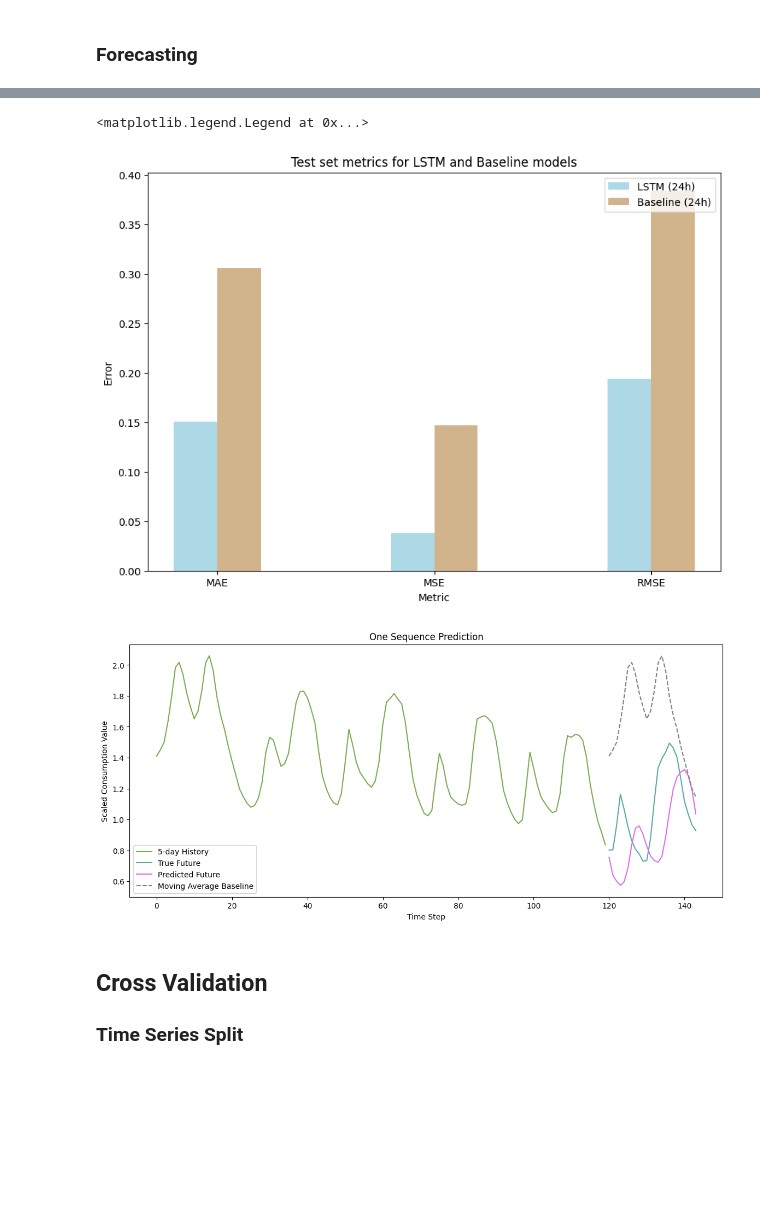
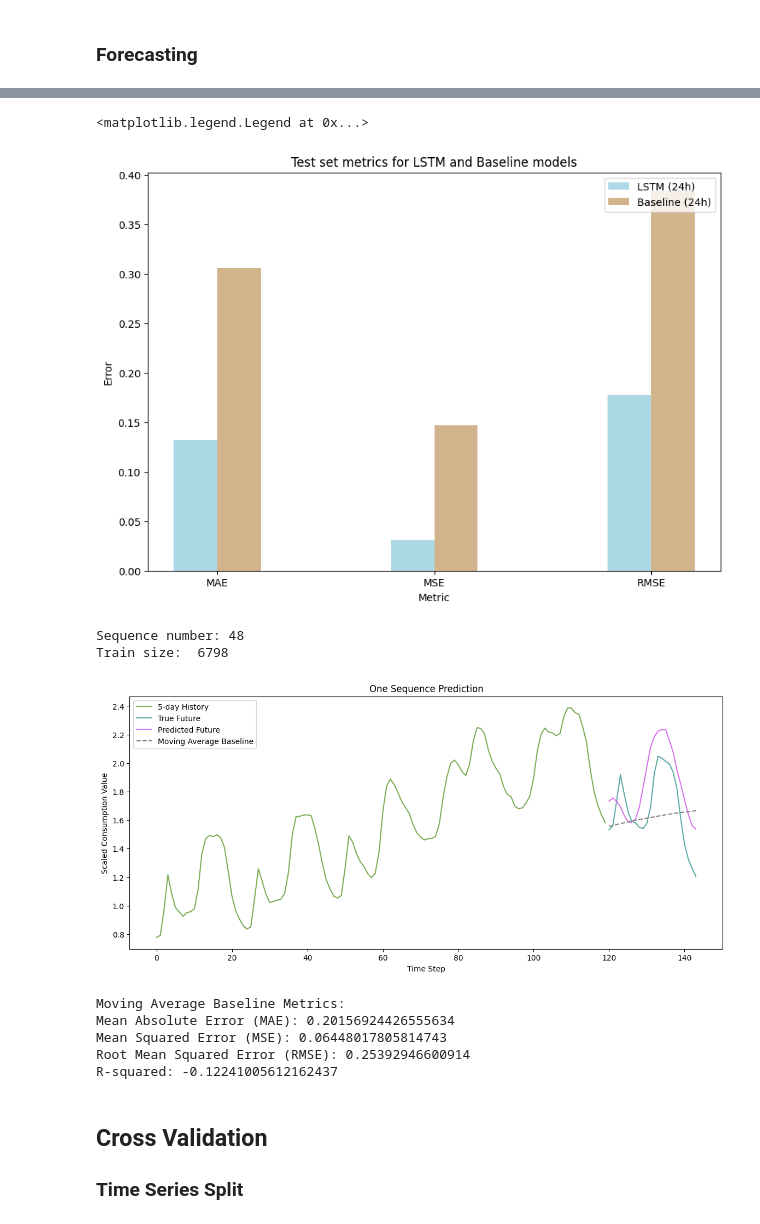
Before and after one commit to andershc/Consumption-LSTM, a Jupyter notebook: ANEO-LSTM.ipynb, the cells around one changed output, grey strips where cells are left out. Cells and saved outputs as stored; diff of their text form; code cells hidden in the pictures; blank space fills up the shorter version.

Commit message:
Updated moving average baseline

```diff
--- a/ANEO-LSTM.ipynb
+++ b/ANEO-LSTM.ipynb
@@ -289,8 +300,8 @@ See the caveats in the documentation: https://pandas.pydata.org/pandas-docs/stab
 # %%
-# Create a rolling mean baseline using rolling() and mean()
-rolling_mean_values = pd.Series(scaled_data[:, 0]).rolling(window=24).mean()
-# Filter to just use test data
-rolling_mean_values = rolling_mean_values.iloc[train_size:train_size+len(predicted_values)]
+# Create a moving average baseline
+moving_avg = []
+for i in range(len(predicted_values)):
+    moving_avg.append(np.mean(scaled_data[train_size-seq_length+i:train_size+i, 0]))
 
 
 # Create a plot with scaled data and predictions
@@ -299,7 +310,7 @@ plt.plot(scaled_data[:train_size, 0], label='Training data', color='#7AAD54')  #
 plt.plot(range(train_size, len(scaled_data)), scaled_data[train_size:, 0], label='True data', color='#5AAAA3')  # plot the first column of scaled_data after the vertical line
 plt.plot(range(train_size, train_size+len(predicted_values)), predicted_values, label='LSTM Predictions', color='#D871ED')
 plt.axvline(x=train_size, linestyle='--', color='gray', label='Training Data End')  # add a vertical line at the end of the training data
-plt.plot(range(train_size, train_size+len(predicted_values)), rolling_mean_values, linestyle='--', color='black', label='Moving Average Baseline')  # add a horizontal line for the moving average baseline
+plt.plot(range(train_size, train_size+len(predicted_values)), moving_avg, linestyle='--', color='black', label='Moving Average Baseline')  # add a horizontal line for the moving average baseline
 plt.legend()
 plt.title('True data vs LSTM Prediction')
 plt.xlabel('Time Step')
@@ -307,10 +318,10 @@ plt.ylabel('Scaled Consumption Value')
 plt.show()
 
 # Print error metrics for the moving average baseline and the LSTM model compared to the true values
-mae_baseline = mean_absolute_error(true_values, rolling_mean_values)
-mse_baseline = mean_squared_error(true_values, rolling_mean_values)
+mae_baseline = mean_absolute_error(true_values, moving_avg)
+mse_baseline = mean_squared_error(true_values, moving_avg)
 rmse_baseline = np.sqrt(mse_baseline)
-r2_baseline = r2_score(true_values, rolling_mean_values)
+r2_baseline = r2_score(true_values, moving_avg)
 
 mae_lstm = mean_absolute_error(true_values, predicted_values)
 mse_lstm = mean_squared_error(true_values, predicted_values)
@@ -366,35 +377,64 @@ plt.xticks([r + bar_width*0.5 for r in range(len(labels))], labels)
 plt.legend(loc='upper right')
 # %% [output]
 <matplotlib.legend.Legend at 0x...>
-[figure, old version]
+[figure, new version]
 # %%
-sequence_nr = 19*24  # 4 days * 24 hours
+sequence_nr = 2*24  # 4 days * 24 hours
+print(f"Sequence number: {sequence_nr}")
+print("Train size: ", train_size)
 
-# Create a rolling mean baseline using rolling() and mean() from the test data filtered to just use the selected sequence
-rolling_mean_values = pd.Series(scaled_data[train_size+sequence_nr:train_size+sequence_nr+pred_length, 0]).rolling(window=1).mean()
+# # Create a moving average baseline
+moving_avg = []
+for i in range(pred_length):
+    moving_avg.append(np.mean(scaled_data[train_size+sequence_nr+i:train_size+sequence_nr+i+seq_length, 0]))
+
+# Move preds to correct device
+moving_avg = torch.tensor(moving_avg, dtype=torch.float32, device=device)
+
+moving_avg = moving_avg.cpu().numpy()
 
 # Convert X_test_seq[sequence_nr] to numpy array if it's a tensor on a non-CPU device
 X_test_seq_cpu = X_test_seq[sequence_nr].cpu().numpy()
 
 # Convert y_test_seq[sequence_nr] to numpy array if it's a tensor on a non-CPU device
 y_test_seq_cpu = y_test_seq[sequence_nr].cpu().numpy()
 
 # Convert y_pred[sequence_nr] to numpy array if it's a tensor on a non-CPU device
 y_pred_cpu = y_pred[sequence_nr].cpu().numpy()
 
 # Plot a graph showing the predicted value of one sequence and the actual values for the next 24 hours with the 5-day history
 plt.figure(figsize=(14, 6))
 plt.plot(range(seq_length), X_test_seq_cpu[:, 0], label='5-day History', color='#7AAD54')
 plt.plot(range(seq_length, seq_length+pred_length), y_test_seq_cpu, label='True Future', color='#5AAAA3')
 plt.plot(range(seq_length, seq_length+pred_length), y_pred_cpu, label='Predicted Future', color='#D871ED')
-plt.plot(range(seq_length, seq_length+pred_length), rolling_mean_values, linestyle='--', label='Moving Average Baseline', color='gray')
+plt.plot(range(seq_length, seq_length+pred_length), moving_avg, linestyle='--', label='Moving Average Baseline', color='gray')
+
 plt.legend()
 plt.title('One Sequence Prediction')
 plt.xlabel('Time Step')
 plt.ylabel('Scaled Consumption Value')
 plt.show()
+
+# Print error metrics for the moving average baseline and the LSTM model compared to the true values
+mae_baseline = mean_absolute_error(y_test_seq_cpu, moving_avg)
+mse_baseline = mean_squared_error(y_test_seq_cpu, moving_avg)
+rmse_baseline = np.sqrt(mse_baseline)
+r2_baseline = r2_score(y_test_seq_cpu, moving_avg)
+
+print(f"Moving Average Baseline Metrics:")
+print(f"Mean Absolute Error (MAE): {mae_baseline}")
+print(f"Mean Squared Error (MSE): {mse_baseline}")
+print(f"Root Mean Squared Error (RMSE): {rmse_baseline}")
+print(f"R-squared: {r2_baseline}")
 # %% [output]
+Sequence number: 48
+Train size:  6798
-[figure, old version]
+[figure, new version]
+Moving Average Baseline Metrics:
+Mean Absolute Error (MAE): 0.20156924426555634
+Mean Squared Error (MSE): 0.06448017805814743
+Root Mean Squared Error (RMSE): 0.25392946600914
+R-squared: -0.12241005612162437
 # %% [markdown]
 ## **Cross Validation**
 
```
Also changed, not shown: parts of 8 cells of this notebook, 16 other files.
